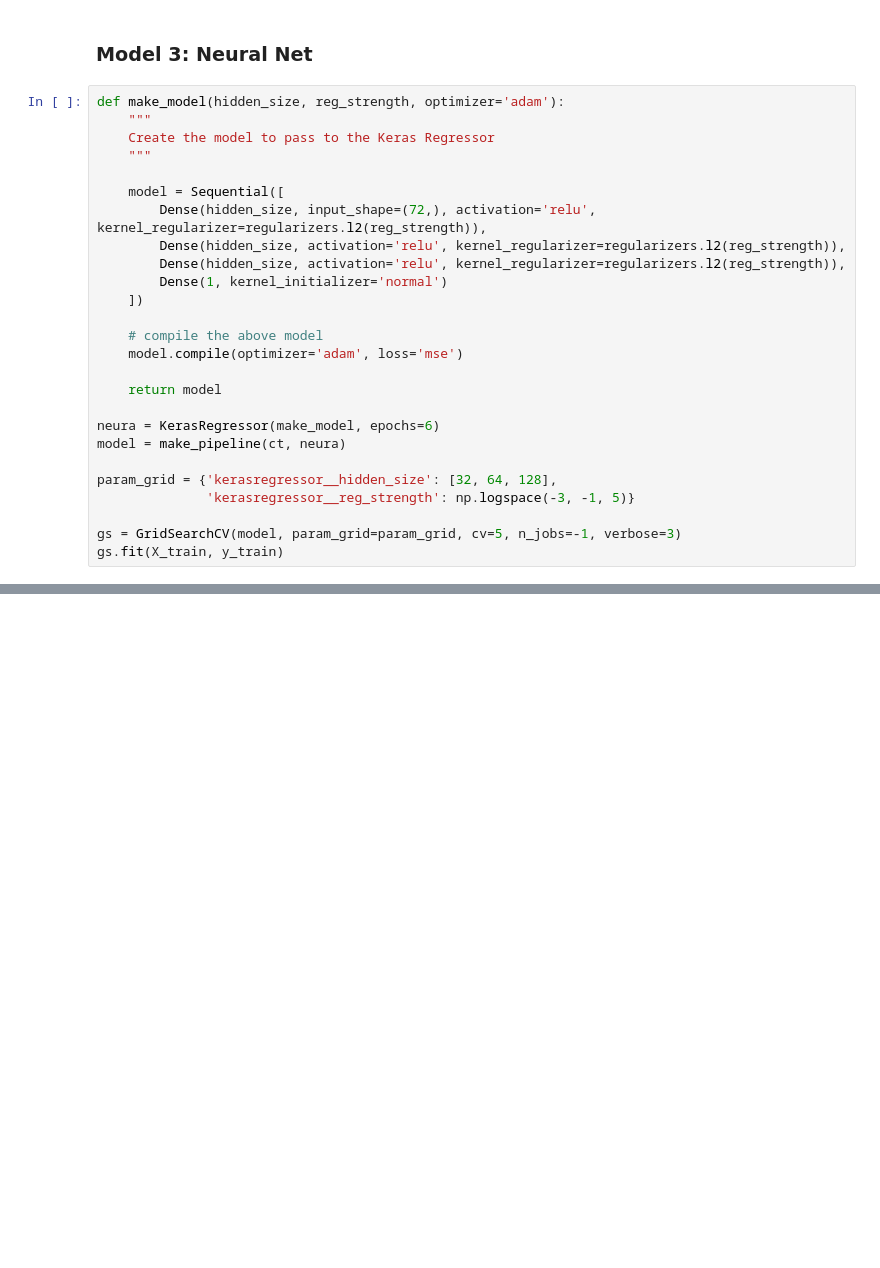
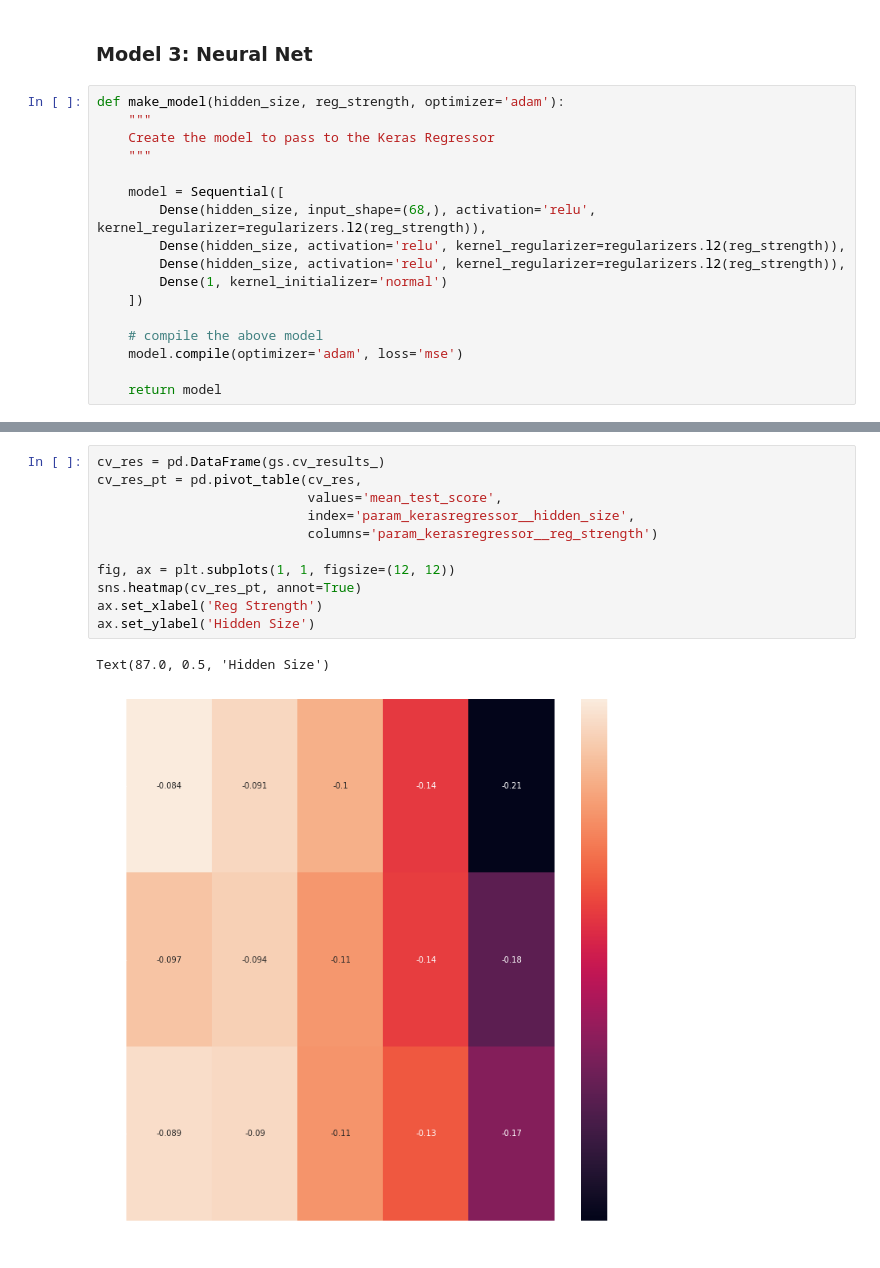
Before and after one commit to cvaf/fut, a Jupyter notebook: price/demon.ipynb, the cells around one changed output, grey strips where cells are left out. Cells and saved outputs as stored; diff of their text form; blank space fills up the shorter version.

```diff
--- a/price/demon.ipynb
+++ b/price/demon.ipynb
@@ -404,7 +438,7 @@ def make_model(hidden_size, reg_strength, optimizer='adam'):
     """
 
     model = Sequential([
-        Dense(hidden_size, input_shape=(72,), activation='relu', kernel_regularizer=regularizers.l2(reg_strength)),
+        Dense(hidden_size, input_shape=(68,), activation='relu', kernel_regularizer=regularizers.l2(reg_strength)),
         Dense(hidden_size, activation='relu', kernel_regularizer=regularizers.l2(reg_strength)),
         Dense(hidden_size, activation='relu', kernel_regularizer=regularizers.l2(reg_strength)),
         Dense(1, kernel_initializer='normal')
@@ -414,12 +448,3 @@ def make_model(hidden_size, reg_strength, optimizer='adam'):
     model.compile(optimizer='adam', loss='mse')
 
     return model
-
-neura = KerasRegressor(make_model, epochs=6)
-model = make_pipeline(ct, neura)
-
-param_grid = {'kerasregressor__hidden_size': [32, 64, 128],
-              'kerasregressor__reg_strength': np.logspace(-3, -1, 5)}
-
-gs = GridSearchCV(model, param_grid=param_grid, cv=5, n_jobs=-1, verbose=3)
-gs.fit(X_train, y_train)
@@ -425,0 +507,14 @@ gs.fit(X_train, y_train)
+# %%
+cv_res = pd.DataFrame(gs.cv_results_)
+cv_res_pt = pd.pivot_table(cv_res,
+                           values='mean_test_score',
+                           index='param_kerasregressor__hidden_size',
+                           columns='param_kerasregressor__reg_strength')
+
+fig, ax = plt.subplots(1, 1, figsize=(12, 12))
+sns.heatmap(cv_res_pt, annot=True)
+ax.set_xlabel('Reg Strength')
+ax.set_ylabel('Hidden Size')
+# %% [output]
+Text(87.0, 0.5, 'Hidden Size')
+[figure, added]
```
Also changed, not shown: parts of 23 cells of this notebook, 4 other files.
